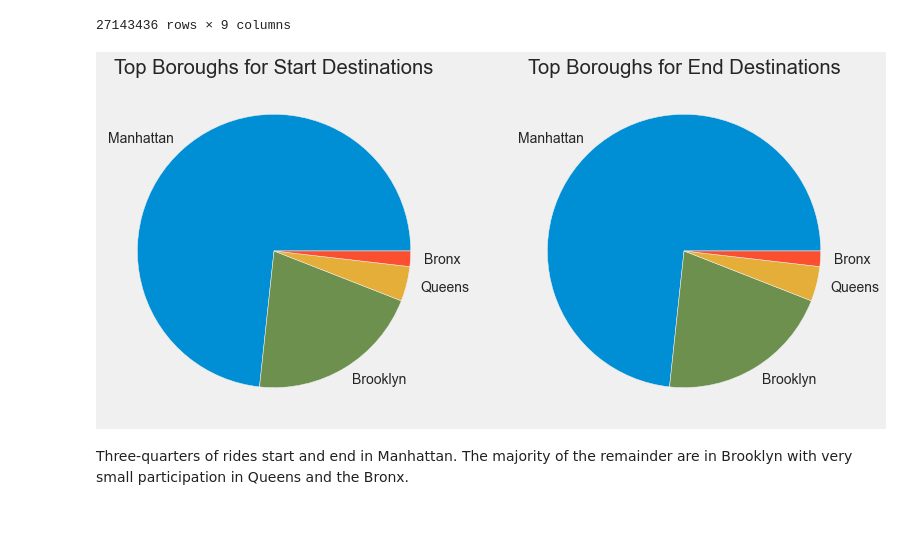
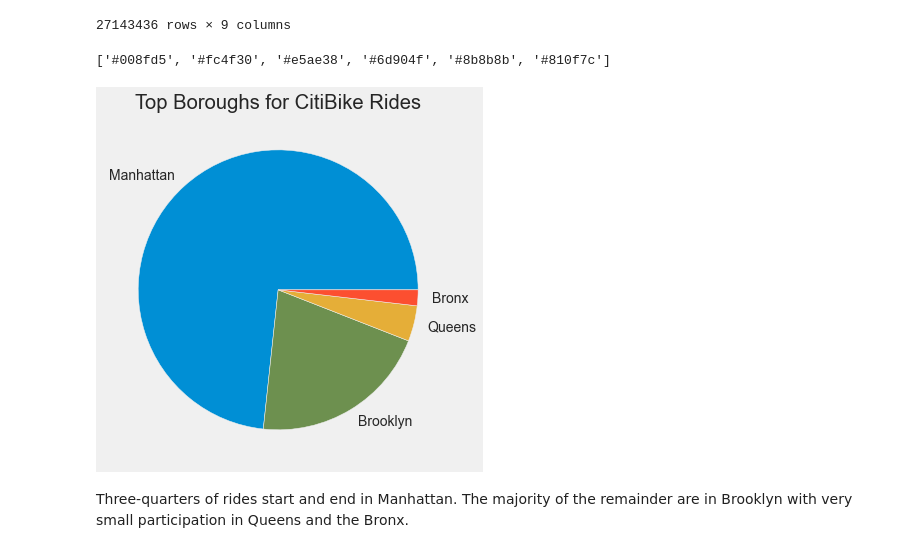
Before and after one commit to jchatterjee/nycdsa_capstone, a Jupyter notebook: DA_Q1_Rider_Behavior.ipynb, the cells around one changed output. Saved outputs shown, nothing was run; the diff lists cells and outputs as text; code cells hidden in the pictures; blank space fills up the shorter version.

```diff
--- a/DA_Q1_Rider_Behavior.ipynb
+++ b/DA_Q1_Rider_Behavior.ipynb
@@ -263,28 +272,38 @@ CB_Ride_Place
 | 28816546 | W 55 St & 6 Ave | Manhattan | Midtown | E 91 St & 2 Ave | Manhattan | Upper East Side | Member | ... |
 | 28816547 | W 87 St & West End Ave | Manhattan | Upper West Side | E 91 St & 2 Ave | Manhattan | Upper East Side | Member | ... |
 27143436 rows × 9 columns
+# %%
+# matplotlib default color cycle
+# From https://stackoverflow.com/questions/42086276/get-default-line-colour-cycle
+plt.rcParams['axes.prop_cycle'].by_key()['color']
+# %% [output]
+['#008fd5', '#fc4f30', '#e5ae38', '#6d904f', '#8b8b8b', '#810f7c']
 # %%
 top_boros_start = CB_Ride_Place.start_boro.value_counts().head(4).index
 top_boros_end = CB_Ride_Place.end_boro.value_counts().head(4).index
-boro_colors = {'Manhattan':'#008fd5','Brooklyn':'#6d904f','Queens':'#e5ae38','Bronx':'#fc4f30'}
+boro_colors = {'Manhattan':'#008fd5',
+               'Brooklyn':'#6d904f',
+               'Queens':'#e5ae38',
+               'Bronx':'#fc4f30',
+               'New Jersey':'#810f7c'}
 # %%
-plt.figure(figsize=(12,6))
+plt.figure(figsize=(6,6))
 
-plt.subplot(1, 2, 1)
+#plt.subplot(1, 2, 1)
 plt.pie(CB_Ride_Place.start_boro.value_counts().head(4),
         labels = top_boros_start,
         colors = top_boros_start.map(boro_colors))
-plt.title('Top Boroughs for Start Destinations')
+plt.title('Top Boroughs for CitiBike Rides')
 
-plt.subplot(1, 2, 2)
-plt.pie(CB_Ride_Place.start_boro.value_counts().head(4),
-        labels = top_boros_end,
-        colors = top_boros_end.map(boro_colors))
-plt.title('Top Boroughs for End Destinations')
+# plt.subplot(1, 2, 2)
+# plt.pie(CB_Ride_Place.start_boro.value_counts().head(4),
+#         labels = top_boros_end,
+#         colors = top_boros_end.map(boro_colors))
+# plt.title('Top Boroughs for End Destinations')
 
 plt.show()
 # %% [output]
-[figure, old version]
+[figure, new version]
 # %% [markdown]
 Three-quarters of rides start and end in Manhattan. The majority of the remainder are in Brooklyn with very small participation in Queens and the Bronx.
 # %%
```
Also changed, not shown: parts of 29 cells of this notebook.
